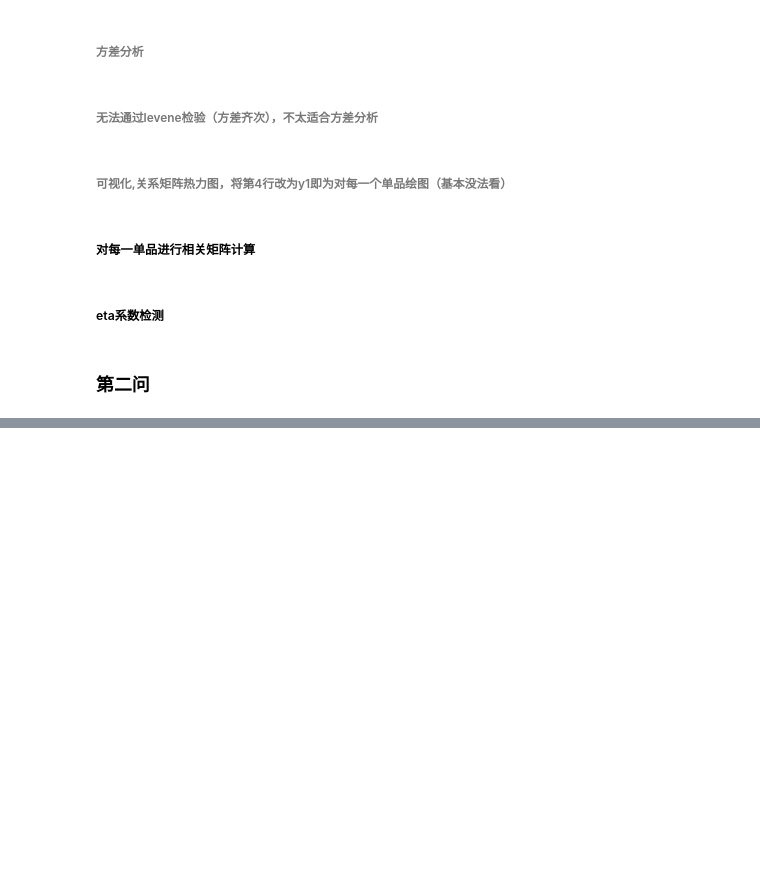
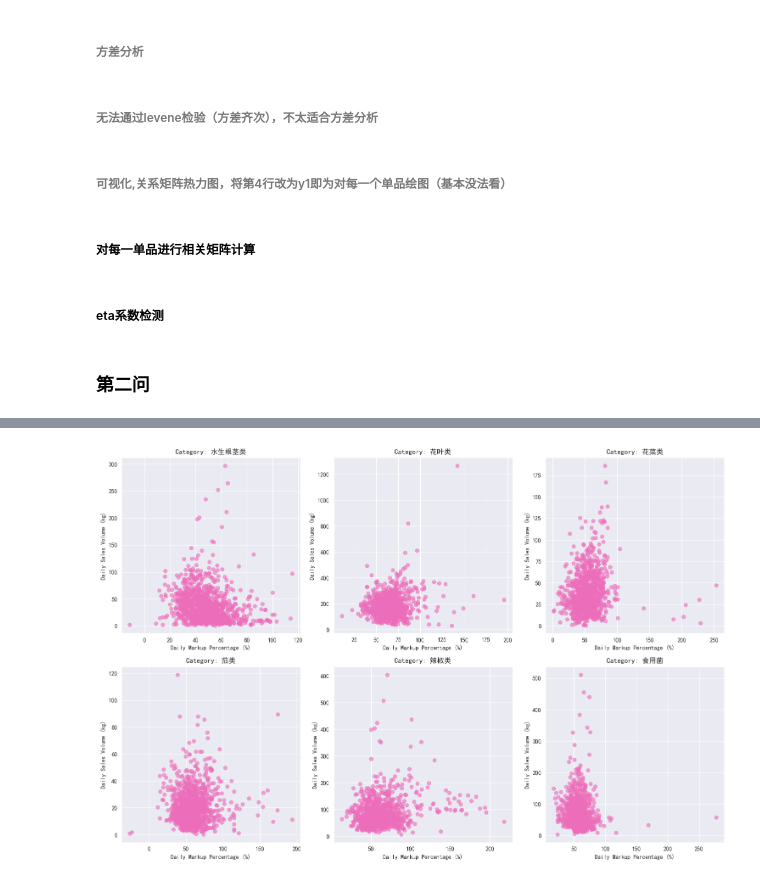
Before and after one commit to morse-fong/workspace, a Jupyter notebook: main.ipynb, the cells around one changed output, grey strips where cells are left out. Cells and saved outputs as stored; diff of their text form; code cells hidden in the pictures; blank space fills up the shorter version.

```diff
--- a/main.ipynb
+++ b/main.ipynb
@@ -477,0 +532,87 @@ plt.show()
+# %%
+from sklearn.linear_model import Ridge
+# from sklearn.datasets import load_boston
+from sklearn.preprocessing import StandardScaler
+from sklearn.model_selection import train_test_split
+from sklearn.metrics import mean_squared_error
+
+
+def ridge_demo(X, Y):
+    #2 数据集的划分
+    x_train, x_test, y_train, y_test = train_test_split(X, Y, random_state=22)
+
+    #3 特征工程 - 标准化
+    transfer = StandardScaler()
+    x_train = transfer.fit_transform(x_train.values.reshape(-1, 1))
+    x_test = transfer.transform(x_test.values.reshape(-1, 1))
+
+    #4 岭回归
+    estimator = Ridge(alpha=1)  # 法1
+    # estimator = RidgeCV(alphas=(0.1, 1, 10))  # 法2
+    estimator.fit(x_train, y_train)
+
+    # 5 模型评估
+    # 5.1 获取系数等值
+    y_predict = estimator.predict(x_test)
+    print("预测值为:\n", y_predict)
+    print("模型中的系数为:\n", estimator.coef_)
+    print("模型中的偏置为:\n", estimator.intercept_)
+
+    # 5.2 评价
+    # 均方误差
+    error = mean_squared_error(y_test, y_predict)
+    print("误差为:\n", error)
+    return y_predict
+
+
+import pandas as pd
+import matplotlib.pyplot as plt
+
+# Load datasets from the attachments
+product_categories = data1
+sales_data = data2
+wholesale_prices = data3
+
+# Merge sales data with product categories to get category information for each sale
+sales_with_category = pd.merge(sales_data, product_categories, on="单品编码", how="left")
+
+# Merge the sales data with wholesale prices using the correct column names
+sales_with_cost = pd.merge(sales_with_category, wholesale_prices, left_on=["单品编码", "销售日期"],
+                           right_on=["单品编码", "日期"], how="left")
+
+# Group by date and product category, then aggregate the sales volume, selling price, and wholesale price
+daily_category_summary = sales_with_cost.groupby(["销售日期", "分类名称"]).agg(
+    daily_sales_volume=("销量(千克)", "sum"),
+    daily_avg_selling_price=("销售单价(元/千克)", "mean"),
+    daily_avg_wholesale_price=("批发价格(元/千克)", "mean")
+).reset_index()
+
+# Calculate daily total markup for each category (total sales revenue - total cost)
+daily_category_summary["daily_total_markup"] = (
+        daily_category_summary["daily_sales_volume"] * daily_category_summary["daily_avg_selling_price"]
+        - daily_category_summary["daily_sales_volume"] * daily_category_summary["daily_avg_wholesale_price"])
+# Calculate daily markup percentage for each category
+daily_category_summary["daily_markup_percentage"] = (daily_category_summary["daily_total_markup"] / (
+        daily_category_summary["daily_sales_volume"] * daily_category_summary["daily_avg_wholesale_price"])) * 100
+
+# Plotting
+plt.rcParams['font.sans-serif'] = ['SimHei']  # Display Chinese characters
+plt.rcParams['axes.unicode_minus'] = False  # Display negative sign
+
+plt.figure(figsize=(25.60, 14.40))
+categories = daily_category_summary["分类名称"].unique()
+
+for idx, category in enumerate(categories, 1):
+    plt.subplot(2, 3, idx)
+    category_data = daily_category_summary[daily_category_summary["分类名称"] == category]
+    plt.scatter(category_data["daily_markup_percentage"], category_data["daily_sales_volume"], color='#ed6ebb',
+                alpha=0.6)
+    plt.title(f"Category: {category}")
+    plt.ylabel("Daily Sales Volume (kg)")
+    plt.xlabel("Daily Markup Percentage (%)")
+    plt.grid(True)
+    ridge_demo(category_data["daily_markup_percentage"], category_data["daily_sales_volume"])
+
+plt.tight_layout()
+plt.show()
+# %% [output]
@@ -477,0 +636 @@ plt.show()
+[figure, added]
```
Also changed, not shown: parts of 16 cells of this notebook, 6 other files.
